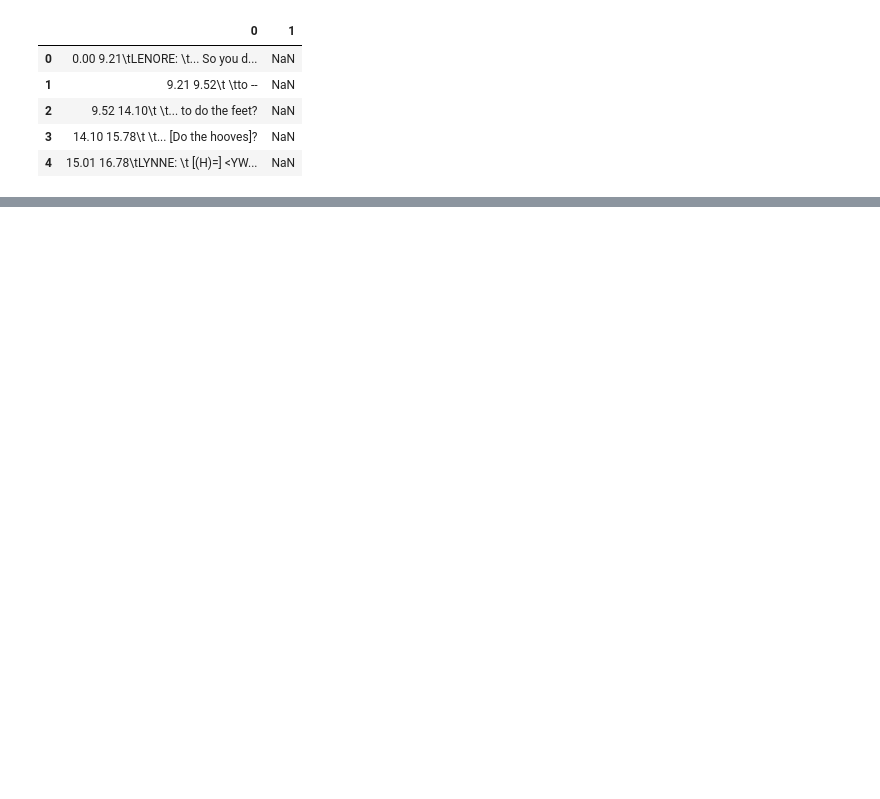
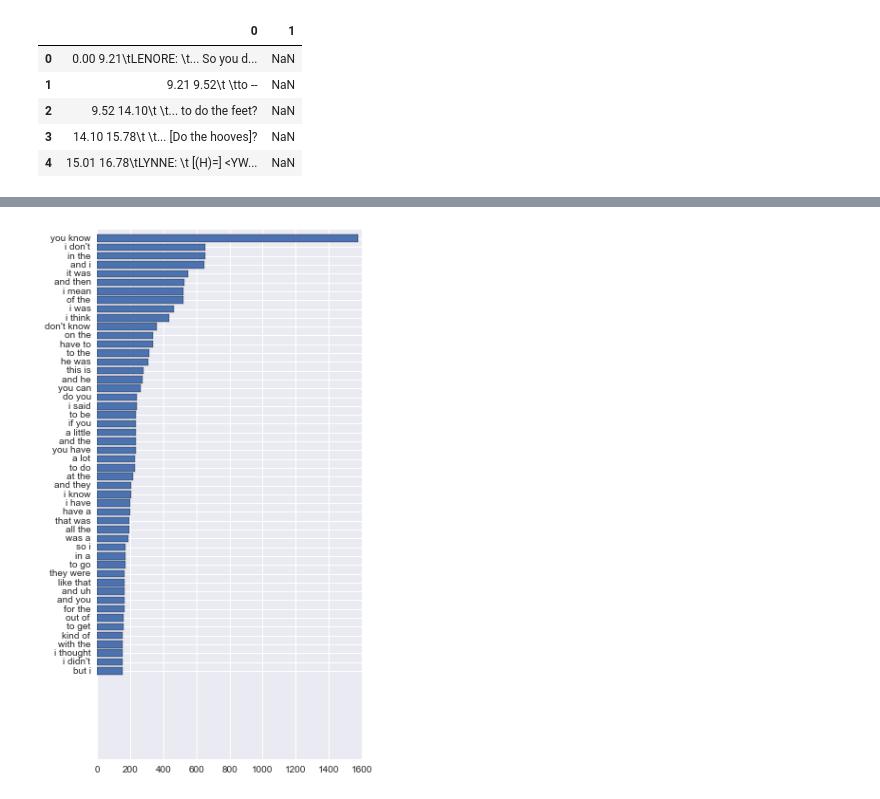
Before and after one commit to lfjover/spoken_english, a Jupyter notebook: spoken_english.ipynb, the cells around one changed output, grey strips where cells are left out. Drawn from its saved outputs; the diff is of its cells as text; code cells hidden in the pictures; blank space fills up the shorter version.

```diff
--- a/spoken_english.ipynb
+++ b/spoken_english.ipynb
@@ -92,0 +103,7 @@ word_dict.values()[:10]
+# %%
+X = np.arange(len(mc_words))
+h_bar = plt.barh(X, mc_bigram_counts[-1::-1], align='center')
+plt.yticks(X, mc_bigrams[-1::-1]);
+plt.rcParams["figure.figsize"] = [5,10]
+# %% [output]
+[figure, added]
```
Also changed, not shown: parts of 7 cells of this notebook.
